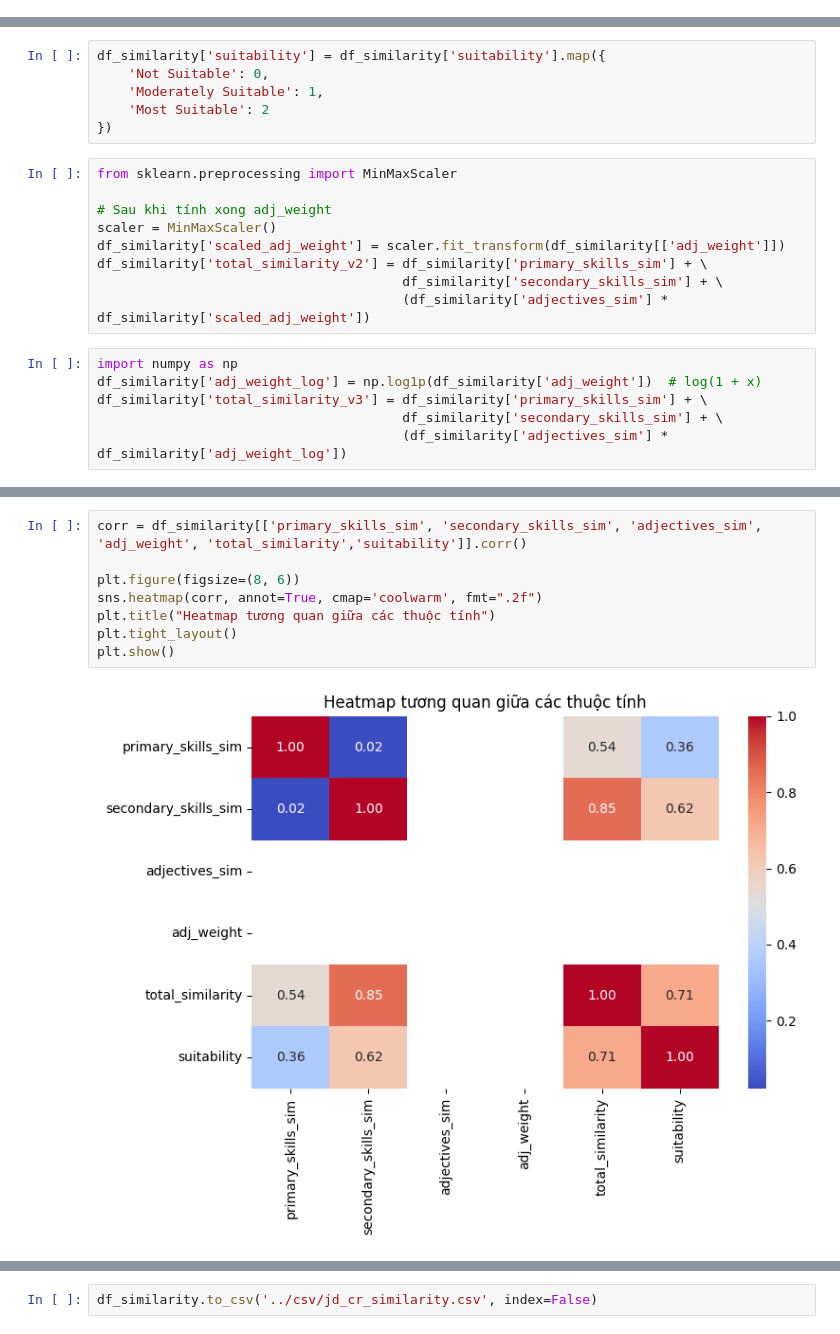
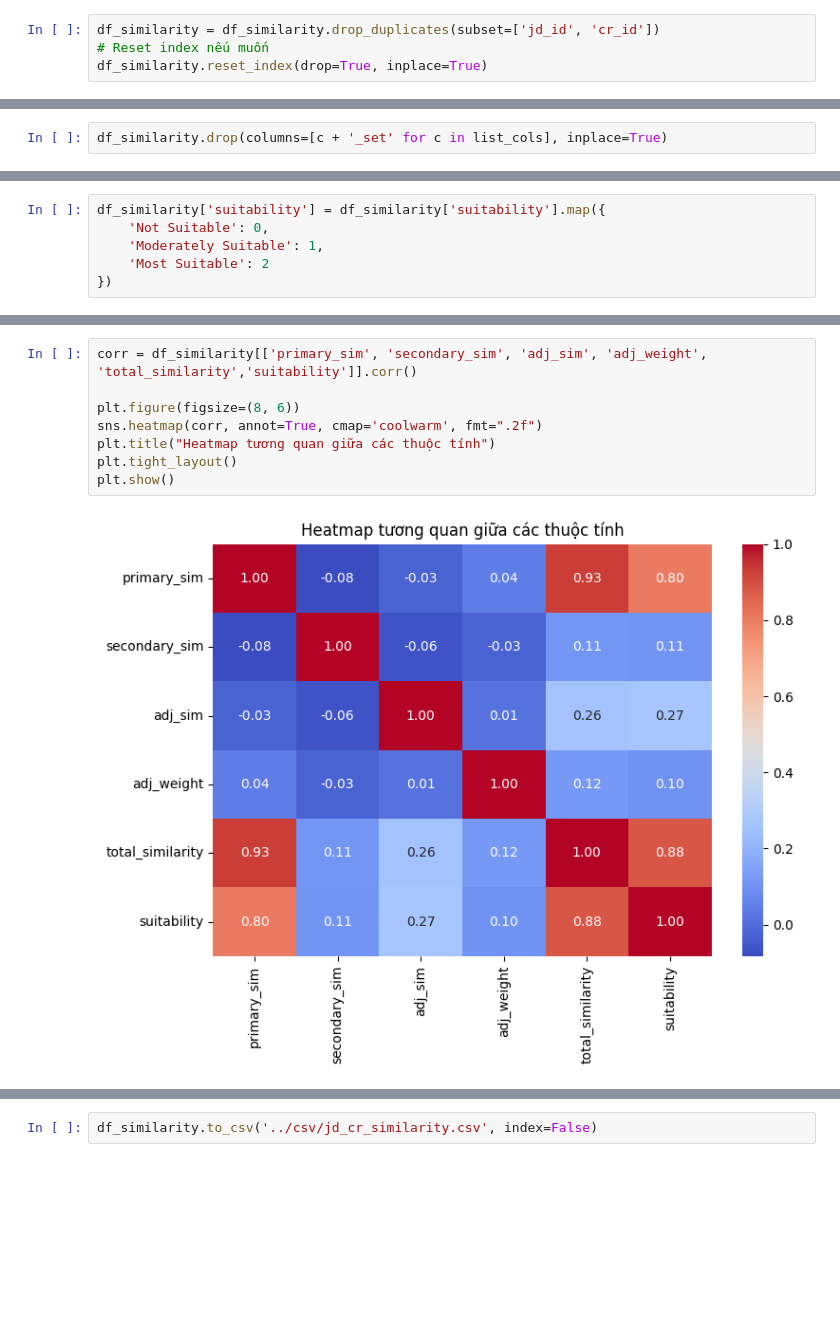
Before and after one commit to KAkhoa12/crawn_data_it, a Jupyter notebook: progress/ipynb/jaccard.ipynb, the cells around one changed output, grey strips where cells are left out. Drawn from its saved outputs; the diff is of its cells as text; blank space fills up the shorter version.

```diff
--- a/progress/ipynb/jaccard.ipynb
+++ b/progress/ipynb/jaccard.ipynb
@@ -246,0 +171,4 @@ df_similarity.reset_index(drop=True, inplace=True)
+# %%
+df_similarity = df_similarity.drop_duplicates(subset=['jd_id', 'cr_id'])
+# Reset index nếu muốn
+df_similarity.reset_index(drop=True, inplace=True)
@@ -247,2 +203,4 @@ df_similarity.reset_index(drop=True, inplace=True)
+# %%
+df_similarity.drop(columns=[c + '_set' for c in list_cols], inplace=True)
 # %%
 df_similarity.dropna(inplace=True)
@@ -409,18 +301,3 @@ df_similarity['suitability'] = df_similarity['suitability'].map({
     'Moderately Suitable': 1,
     'Most Suitable': 2
 })
-# %%
-from sklearn.preprocessing import MinMaxScaler
-
-# Sau khi tính xong adj_weight
-scaler = MinMaxScaler()
-df_similarity['scaled_adj_weight'] = scaler.fit_transform(df_similarity[['adj_weight']])
-df_similarity['total_similarity_v2'] = df_similarity['primary_skills_sim'] + \
-                                       df_similarity['secondary_skills_sim'] + \
-                                       (df_similarity['adjectives_sim'] * df_similarity['scaled_adj_weight'])
-# %%
-import numpy as np
-df_similarity['adj_weight_log'] = np.log1p(df_similarity['adj_weight'])  # log(1 + x)
-df_similarity['total_similarity_v3'] = df_similarity['primary_skills_sim'] + \
-                                       df_similarity['secondary_skills_sim'] + \
-                                       (df_similarity['adjectives_sim'] * df_similarity['adj_weight_log'])
@@ -450,13 +304,13 @@ df_similarity.describe()
 # %%
-corr = df_similarity[['primary_skills_sim', 'secondary_skills_sim', 'adjectives_sim', 'adj_weight', 'total_similarity','suitability']].corr()
+corr = df_similarity[['primary_sim', 'secondary_sim', 'adj_sim', 'adj_weight', 'total_similarity','suitability']].corr()
 
 plt.figure(figsize=(8, 6))
 sns.heatmap(corr, annot=True, cmap='coolwarm', fmt=".2f")
 plt.title("Heatmap tương quan giữa các thuộc tính")
 plt.tight_layout()
 plt.show()
 # %% [output]
-[figure, old version]
+[figure, new version]
 # %%
 import matplotlib.pyplot as plt
 import pandas as pd
```
Also changed, not shown: parts of 35 cells of this notebook, 22 other files.
